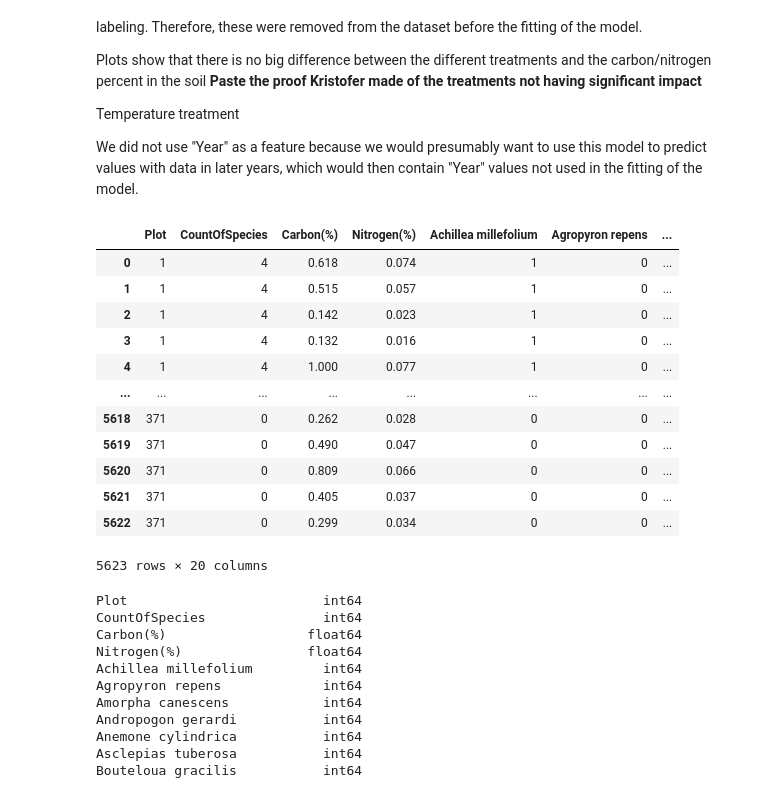
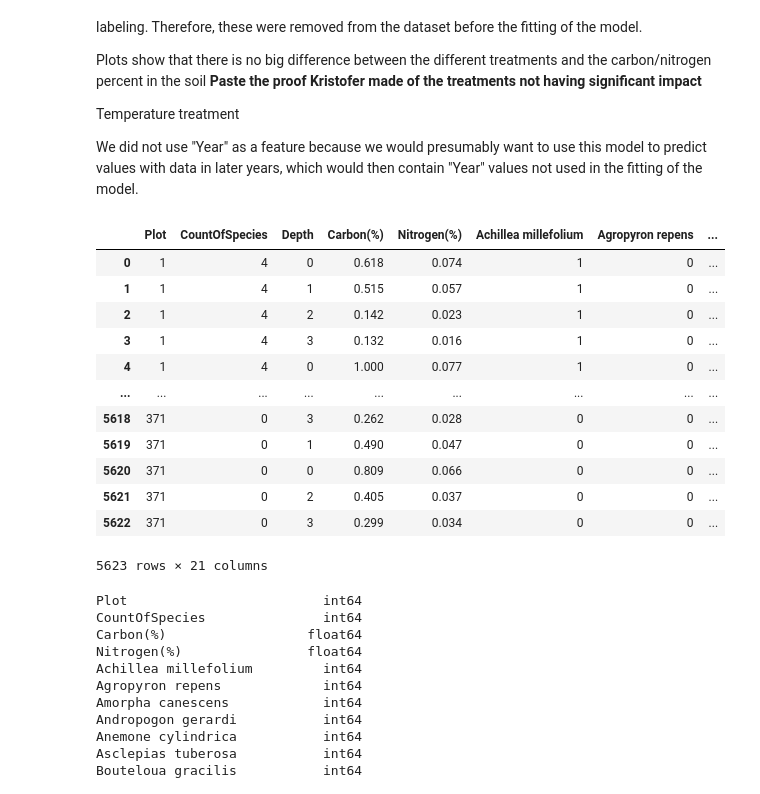
Before and after one commit to Mariuble/ucberkeley_biodiversity, a Jupyter notebook: Notebook.ipynb, the cells around one changed output. Cells and saved outputs as stored; diff of their text form; code cells hidden in the pictures.

```diff
--- a/Notebook.ipynb
+++ b/Notebook.ipynb
@@ -86,7 +87,7 @@ biocon['C/N Ratio'].replace(' ', np.nan, inplace=True)
 biocon.dropna(subset=['Carbon(%)', 'Nitrogen(%)', 'C/N Ratio'], inplace=True)
 biocon['Carbon(%)'] = biocon['Carbon(%)'].astype(float)
 biocon['Nitrogen(%)'] = biocon['Nitrogen(%)'].astype(float)
-biocon['C/N Ratio'] = bicoon['C/N Ratio'].astype(float)
+biocon['C/N Ratio'] = biocon['C/N Ratio'].astype(float)
 # %% [markdown]
 ### Remove outliers
 From the visualization below, we can see that the different depths have different outliers.
@@ -101,0 +130,19 @@ biocon[biocon['Depth'] == '40-60']['Carbon(%)'].hist(bins=100, figsize=(15,5), a
+# %%
+# Observations more than 1.5 IQR below Q1 or more than 1.5 IQR above Q3 are marked as outliers.
+for depth in ['0-10','10-20','20-40','40-60']:
+    df = biocon[biocon['Depth'] == depth]
+    column = 'Carbon(%)'
+
+    Q1 = df[column].quantile(0.25)
+    Q3 = df[column].quantile(0.75)
+    IQR = Q3 - Q1
+
+    low = (Q1 - 1.5 * IQR)
+    high = (Q3 + 1.5 * IQR)
+
+    print(depth)
+    print('Low:', low)
+    print('High:', high)
+    #filtered_index = df[((df[column] <= low) or (df[column] >= high))].index
+    #biocon.drop(biocon[df[column] >= high].index, inplace=True)
+    # Remove Outliers
@@ -102,3 +197,19 @@ biocon[biocon['Depth'] == '40-60']['Carbon(%)'].hist(bins=100, figsize=(15,5), a
+# %%
+for depth in ['0-10','10-20','20-40','40-60']:
+    df = biocon[biocon['Depth'] == depth]
+    column = 'Nitrogen(%)'
+
+    Q1 = df[column].quantile(0.25)
+    Q3 = df[column].quantile(0.75)
+    IQR = Q3 - Q1
+
+    low = (Q1 - 1.5 * IQR)
+    high = (Q3 + 1.5 * IQR)
+
+    print(depth)
+    print('Low:', low)
+    print('High:', high)
+    biocon = remove_outliers(df, column, low, high)
 # %% [markdown]
 # Exploratory data analysis
 # %% [markdown]
@@ -225,23 +380,23 @@ We did not use "Year" as a feature because we would presumably want to use this
 # %%
 total = pd.merge(biocon, species, on='Plot')
 total = total.drop(columns = ['Ring_x','CO2 Treatment', 'Nitrogen Treatment', 'Experiment', 'monospecies',
-                              'Monogroup', 'Water Treatment', 'Temp Treatment', 'CountOfGroup', 'Ring_y', 'C/N Ratio', 'Year', 'Depth'])
-#total['Depth'].replace(['0-10','10-20','20-40', '40-60'], [5,15,30,50], inplace=True)
+                              'Monogroup', 'Water Treatment', 'Temp Treatment', 'CountOfGroup', 'Ring_y', 'C/N Ratio', 'Year'])
+total['Depth'].replace(['0-10','10-20','20-40', '40-60'], [0,1,2,3], inplace=True)
 total
 # %% [output]
-|  | Plot | CountOfSpecies | Carbon(%) | Nitrogen(%) | Achillea millefolium | Agropyron repens | ... |
-| 0 | 1 | 4 | 0.618 | 0.074 | 1 | 0 | ... |
-| 1 | 1 | 4 | 0.515 | 0.057 | 1 | 0 | ... |
-| 2 | 1 | 4 | 0.142 | 0.023 | 1 | 0 | ... |
-| 3 | 1 | 4 | 0.132 | 0.016 | 1 | 0 | ... |
-| 4 | 1 | 4 | 1.000 | 0.077 | 1 | 0 | ... |
-| ... | ... | ... | ... | ... | ... | ... | ... |
-| 5618 | 371 | 0 | 0.262 | 0.028 | 0 | 0 | ... |
-| 5619 | 371 | 0 | 0.490 | 0.047 | 0 | 0 | ... |
-| 5620 | 371 | 0 | 0.809 | 0.066 | 0 | 0 | ... |
-| 5621 | 371 | 0 | 0.405 | 0.037 | 0 | 0 | ... |
-| 5622 | 371 | 0 | 0.299 | 0.034 | 0 | 0 | ... |
+|  | Plot | CountOfSpecies | Depth | Carbon(%) | Nitrogen(%) | Achillea millefolium | Agropyron repens | ... |
+| 0 | 1 | 4 | 0 | 0.618 | 0.074 | 1 | 0 | ... |
+| 1 | 1 | 4 | 1 | 0.515 | 0.057 | 1 | 0 | ... |
+| 2 | 1 | 4 | 2 | 0.142 | 0.023 | 1 | 0 | ... |
+| 3 | 1 | 4 | 3 | 0.132 | 0.016 | 1 | 0 | ... |
+| 4 | 1 | 4 | 0 | 1.000 | 0.077 | 1 | 0 | ... |
+| ... | ... | ... | ... | ... | ... | ... | ... | ... |
+| 5618 | 371 | 0 | 3 | 0.262 | 0.028 | 0 | 0 | ... |
+| 5619 | 371 | 0 | 1 | 0.490 | 0.047 | 0 | 0 | ... |
+| 5620 | 371 | 0 | 0 | 0.809 | 0.066 | 0 | 0 | ... |
+| 5621 | 371 | 0 | 2 | 0.405 | 0.037 | 0 | 0 | ... |
+| 5622 | 371 | 0 | 3 | 0.299 | 0.034 | 0 | 0 | ... |
-5623 rows × 20 columns
+5623 rows × 21 columns
 # %%
 total.dtypes
 # %% [output]
```
Also changed, not shown: parts of 27 cells of this notebook.
